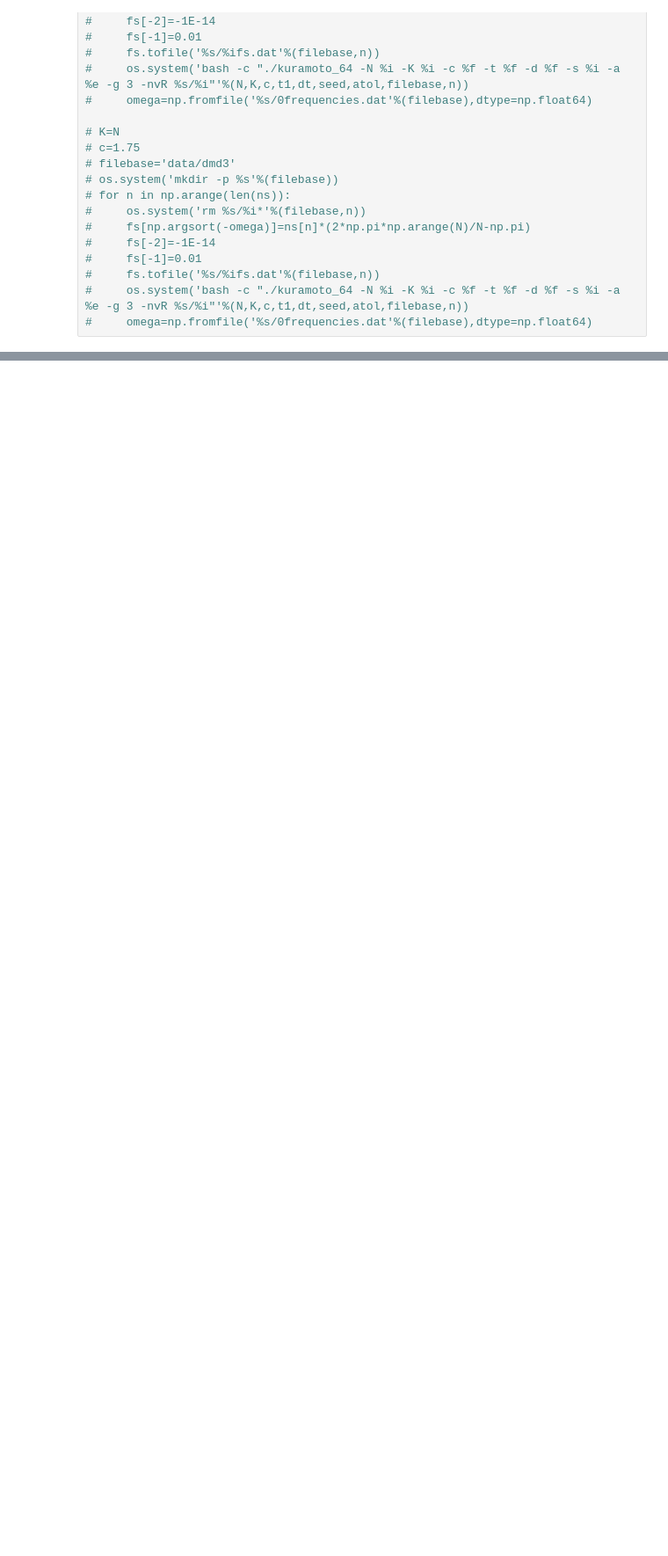
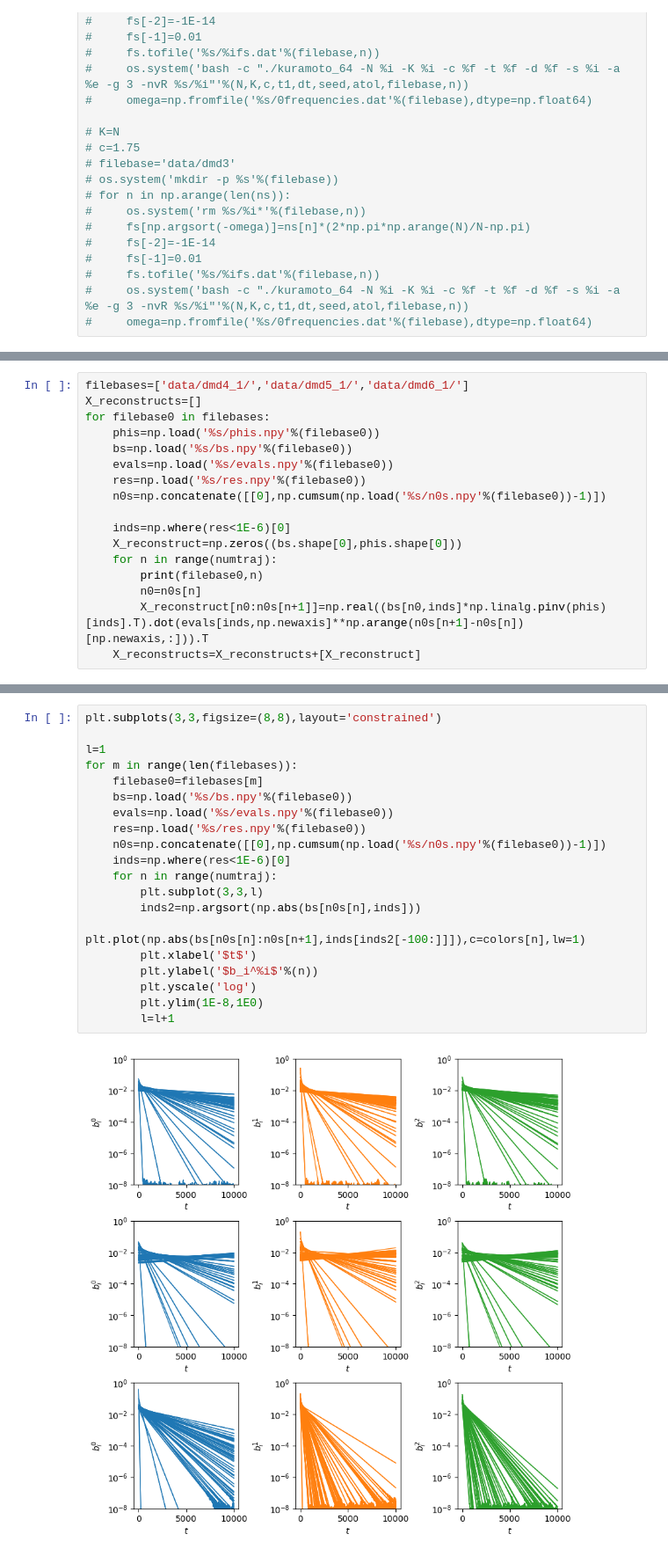
Before and after one commit to znicolaou/kuramoto, a Jupyter notebook: dmdplot.ipynb, the cells around one changed output, grey strips where cells are left out. Shown at 88% size. Saved outputs shown, nothing was run; the diff lists cells and outputs as text; blank space fills up the shorter version.

```diff
--- a/dmdplot.ipynb
+++ b/dmdplot.ipynb
@@ -280,0 +214,17 @@ plt.yscale('log')
+# %%
+filebases=['data/dmd4_1/','data/dmd5_1/','data/dmd6_1/']
+X_reconstructs=[]
+for filebase0 in filebases:
+    phis=np.load('%s/phis.npy'%(filebase0))
+    bs=np.load('%s/bs.npy'%(filebase0))
+    evals=np.load('%s/evals.npy'%(filebase0))
+    res=np.load('%s/res.npy'%(filebase0))
+    n0s=np.concatenate([[0],np.cumsum(np.load('%s/n0s.npy'%(filebase0))-1)])
+
+    inds=np.where(res<1E-6)[0]
+    X_reconstruct=np.zeros((bs.shape[0],phis.shape[0]))
+    for n in range(numtraj):
+        print(filebase0,n)
+        n0=n0s[n]
+        X_reconstruct[n0:n0s[n+1]]=np.real((bs[n0,inds]*np.linalg.pinv(phis)[inds].T).dot(evals[inds,np.newaxis]**np.arange(n0s[n+1]-n0s[n])[np.newaxis,:])).T
+    X_reconstructs=X_reconstructs+[X_reconstruct]
@@ -281,3 +301,25 @@ plt.yscale('log')
+# %%
+plt.subplots(3,3,figsize=(8,8),layout='constrained')
+
+l=1
+for m in range(len(filebases)):
+    filebase0=filebases[m]
+    bs=np.load('%s/bs.npy'%(filebase0))
+    evals=np.load('%s/evals.npy'%(filebase0))
+    res=np.load('%s/res.npy'%(filebase0))
+    n0s=np.concatenate([[0],np.cumsum(np.load('%s/n0s.npy'%(filebase0))-1)])
+    inds=np.where(res<1E-6)[0]
+    for n in range(numtraj):
+        plt.subplot(3,3,l)
+        inds2=np.argsort(np.abs(bs[n0s[n],inds]))
+        plt.plot(np.abs(bs[n0s[n]:n0s[n+1],inds[inds2[-100:]]]),c=colors[n],lw=1)
+        plt.xlabel('$t$')
+        plt.ylabel('$b_i^%i$'%(n))
+        plt.yscale('log')
+        plt.ylim(1E-8,1E0)
+        l=l+1
+# %% [output]
+[figure, added]
 # %%
 vs=(np.conjugate(V).T*1/S).dot(xis)
 i=np.argsort(vals[:-26*26])[2]
```
Also changed, not shown: parts of 15 cells of this notebook, 2 other files.
